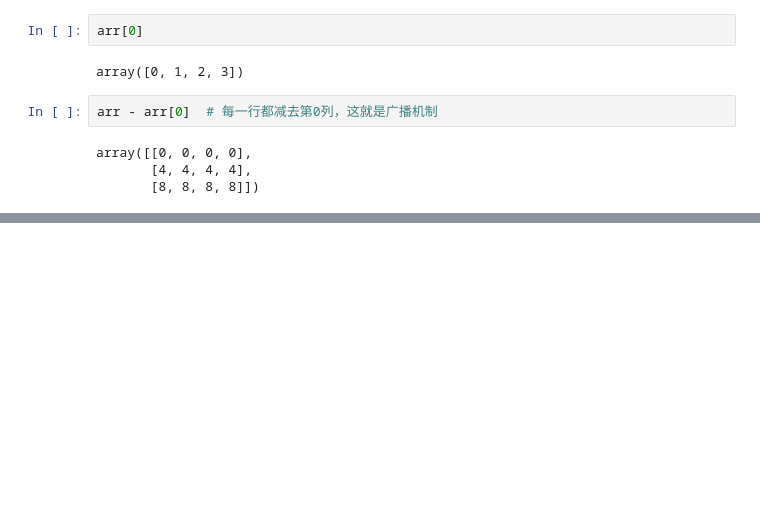
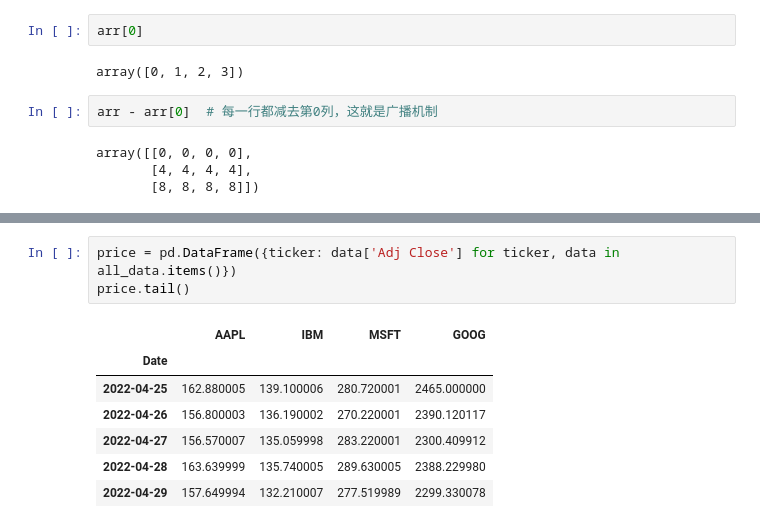
Before and after one commit to wfy0508/LearningPython, a Jupyter notebook: dataAnalysis/chapter5.ipynb, the cells around one changed output, grey strips where cells are left out. Saved outputs shown, nothing was run; the diff lists cells and outputs as text; blank space fills up the shorter version.

```diff
--- a/dataAnalysis/chapter5.ipynb
+++ b/dataAnalysis/chapter5.ipynb
@@ -901,0 +1366,11 @@ frame
+# %%
+price = pd.DataFrame({ticker: data['Adj Close'] for ticker, data in all_data.items()})
+price.tail()
+# %% [output]
+|  | AAPL | IBM | MSFT | GOOG |
+| Date |  |  |  |  |
+| 2022-04-25 | 162.880005 | 139.100006 | 280.720001 | 2465.000000 |
+| 2022-04-26 | 156.800003 | 136.190002 | 270.220001 | 2390.120117 |
+| 2022-04-27 | 156.570007 | 135.059998 | 283.220001 | 2300.409912 |
+| 2022-04-28 | 163.639999 | 135.740005 | 289.630005 | 2388.229980 |
+| 2022-04-29 | 157.649994 | 132.210007 | 277.519989 | 2299.330078 |
```
Also changed, not shown: parts of 75 cells of this notebook.
